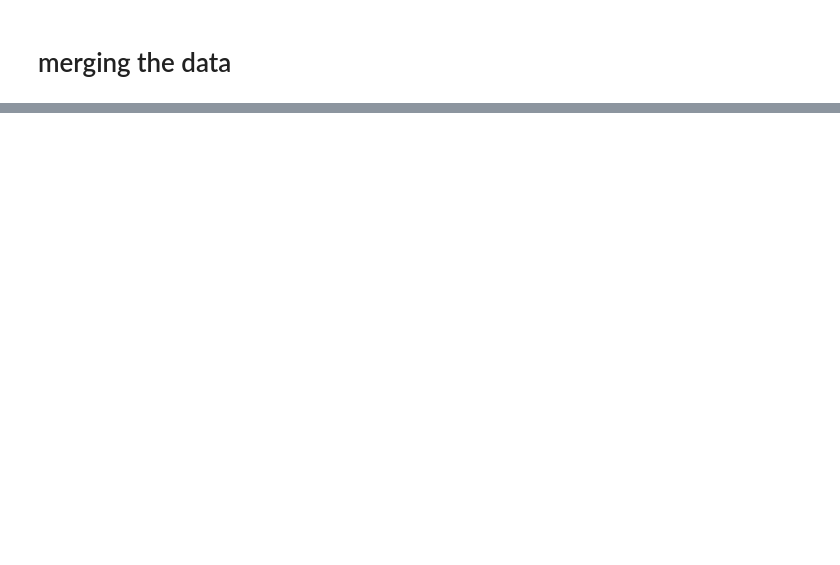
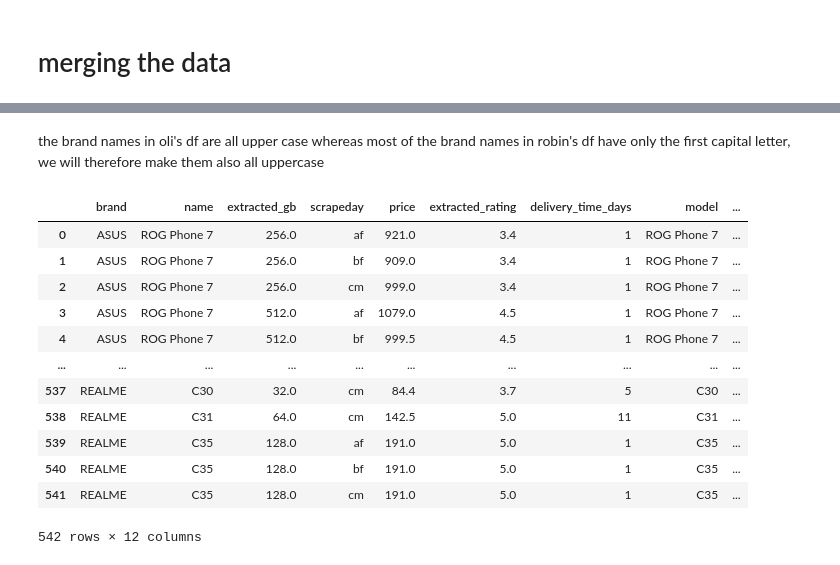
Before and after one commit to rportm/cip_project, a Jupyter notebook: joining_data.ipynb, the cells around one changed output, grey strips where cells are left out. Cells and saved outputs as stored; diff of their text form; code cells hidden in the pictures; blank space fills up the shorter version.

Commit message:
joining data

```diff
--- a/joining_data.ipynb
+++ b/joining_data.ipynb
@@ -119,0 +140,7 @@ pd.merge(df_robin, df_oli, left_on=["brand", "name", "phone_color", "extracted_g
+# %%
+#helper function to aggregate by the mode
+def mode_agg(series):
+    return mode(series).mode[0]
+
+df_robin_grouped = df_robin.groupby(["brand", "name", "extracted_gb", "scrapeday"], as_index=False).\
+    agg({"price": "mean", "extracted_rating": mode_agg, "delivery_time_days": mode_agg})
@@ -119,0 +163,4 @@ pd.merge(df_robin, df_oli, left_on=["brand", "name", "phone_color", "extracted_g
+# %%
+#aggregatig oli's data as well
+df_oli_grouped = df_oli.groupby(["brand", "model", "storage", "scrapeday"], as_index=False).\
+    agg({"price_CHF": "mean", "rating": "mean", "deliverydays": "median"})
@@ -119,0 +231,27 @@ pd.merge(df_robin, df_oli, left_on=["brand", "name", "phone_color", "extracted_g
+# %% [markdown]
+the brand names in oli's df are all upper case whereas most of the brand names in robin's df have only the first capital letter, we will therefore make them also all uppercase
+# %%
+#convert to uppercase
+df_robin_grouped["brand"] = df_robin_grouped["brand"].str.upper()
+# %%
+#now we can merge the data
+df_merged = pd.merge(df_robin_grouped, df_oli_grouped,
+                     left_on=["brand", "name", "extracted_gb","scrapeday"],
+                     right_on=["brand", "model", "storage", "scrapeday"],
+                     how="inner", suffixes=("_digitec", "_mediamarkt"))
+
+df_merged
+# %% [output]
+|  | brand | name | extracted_gb | scrapeday | price | extracted_rating | delivery_time_days | model | ... |
+| 0 | ASUS | ROG Phone 7 | 256.0 | af | 921.0 | 3.4 | 1 | ROG Phone 7 | ... |
+| 1 | ASUS | ROG Phone 7 | 256.0 | bf | 909.0 | 3.4 | 1 | ROG Phone 7 | ... |
+| 2 | ASUS | ROG Phone 7 | 256.0 | cm | 999.0 | 3.4 | 1 | ROG Phone 7 | ... |
+| 3 | ASUS | ROG Phone 7 | 512.0 | af | 1079.0 | 4.5 | 1 | ROG Phone 7 | ... |
+| 4 | ASUS | ROG Phone 7 | 512.0 | bf | 999.5 | 4.5 | 1 | ROG Phone 7 | ... |
+| ... | ... | ... | ... | ... | ... | ... | ... | ... | ... |
+| 537 | REALME | C30 | 32.0 | cm | 84.4 | 3.7 | 5 | C30 | ... |
+| 538 | REALME | C31 | 64.0 | cm | 142.5 | 5.0 | 11 | C31 | ... |
+| 539 | REALME | C35 | 128.0 | af | 191.0 | 5.0 | 1 | C35 | ... |
+| 540 | REALME | C35 | 128.0 | bf | 191.0 | 5.0 | 1 | C35 | ... |
+| 541 | REALME | C35 | 128.0 | cm | 191.0 | 5.0 | 1 | C35 | ... |
+542 rows × 12 columns
```
Also changed, not shown: parts of 20 cells of this notebook.
